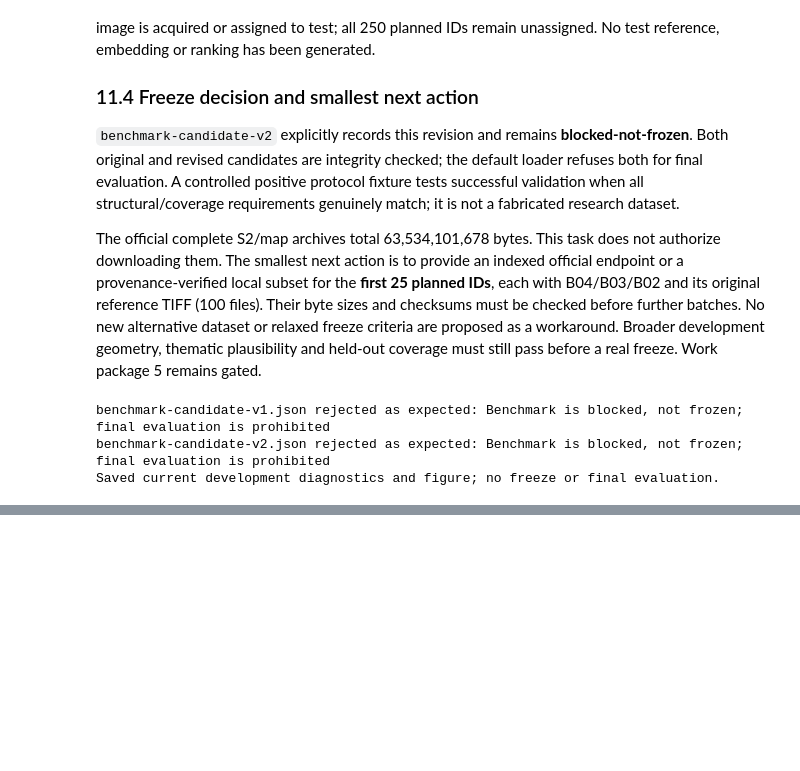
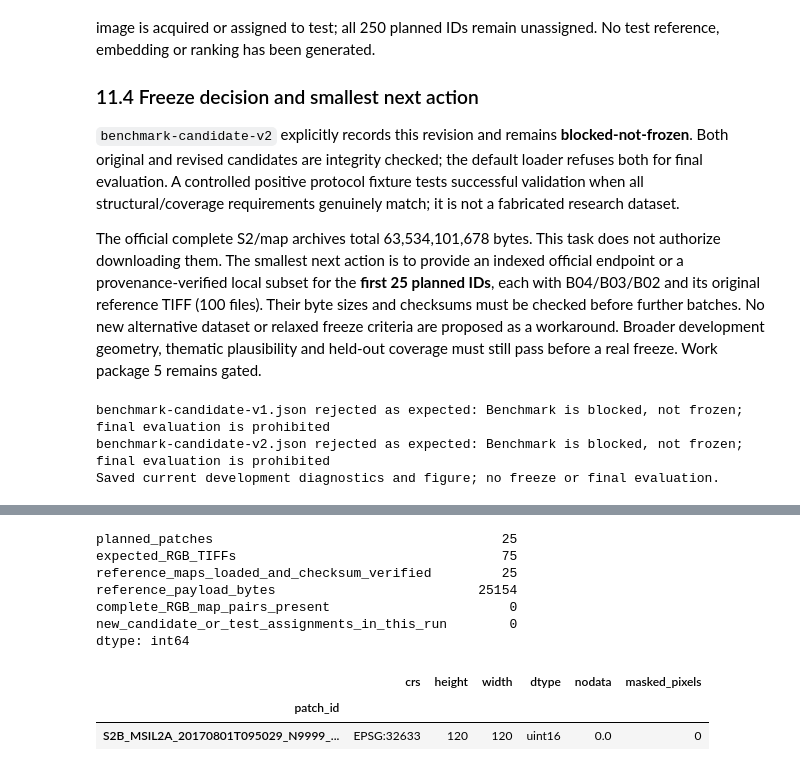
Before and after one commit to manuelmiddendorf/earth-observation, a Jupyter notebook: notebooks/02_benchmark_construction.ipynb, the cells around one changed output, grey strips where cells are left out. Cells and saved outputs as stored; diff of their text form; code cells hidden in the pictures; blank space fills up the shorter version.

```diff
--- a/notebooks/02_benchmark_construction.ipynb
+++ b/notebooks/02_benchmark_construction.ipynb
@@ -871,0 +889,38 @@ Saved current development diagnostics and figure; no freeze or final evaluation.
+# %%
+from earth_observation.archive_validation import inspect_reference_selection
+
+archive_access = json.loads(ARCHIVE_ACCESS_PATH.read_text())
+assert file_digest(ROOT / archive_access["selection_file"]) == (
+    archive_access["selection_sha256"]
+)
+archive_ids = archive_access["planned_patch_ids"]
+assert archive_ids == planned.patch_id.head(25).tolist()
+map_sources, map_decisions, map_summaries = inspect_reference_selection(
+    archive_access["reference_extraction"], archive_ids, RAW, rules, queries
+)
+complete_pairs = sum(
+    inspect_patch(patch_files(pid, RAW / "BigEarthNet-S2",
+                             RAW / "Reference_Maps"))["status"] == "aligned"
+    for pid in archive_ids
+)
+display(pd.Series({
+    "planned_patches": 25,
+    "expected_RGB_TIFFs": 75,
+    "reference_maps_loaded_and_checksum_verified": len(map_sources),
+    "reference_payload_bytes": 25154,
+    "complete_RGB_map_pairs_present": complete_pairs,
+    "new_candidate_or_test_assignments_in_this_run": 0,
+}))
+display(map_sources[["crs", "height", "width", "dtype", "nodata",
+                     "masked_pixels"]].drop_duplicates())
+# %% [output]
+planned_patches                                     25
+expected_RGB_TIFFs                                  75
+reference_maps_loaded_and_checksum_verified         25
+reference_payload_bytes                          25154
+complete_RGB_map_pairs_present                       0
+new_candidate_or_test_assignments_in_this_run        0
+dtype: int64
+|  | crs | height | width | dtype | nodata | masked_pixels |
+| patch_id |  |  |  |  |  |  |
+| S2B_MSIL2A_20170801T095029_N9999_... | EPSG:32633 | 120 | 120 | uint16 | 0.0 | 0 |
```
Also changed, not shown: parts of 7 cells of this notebook, 9 other files.
